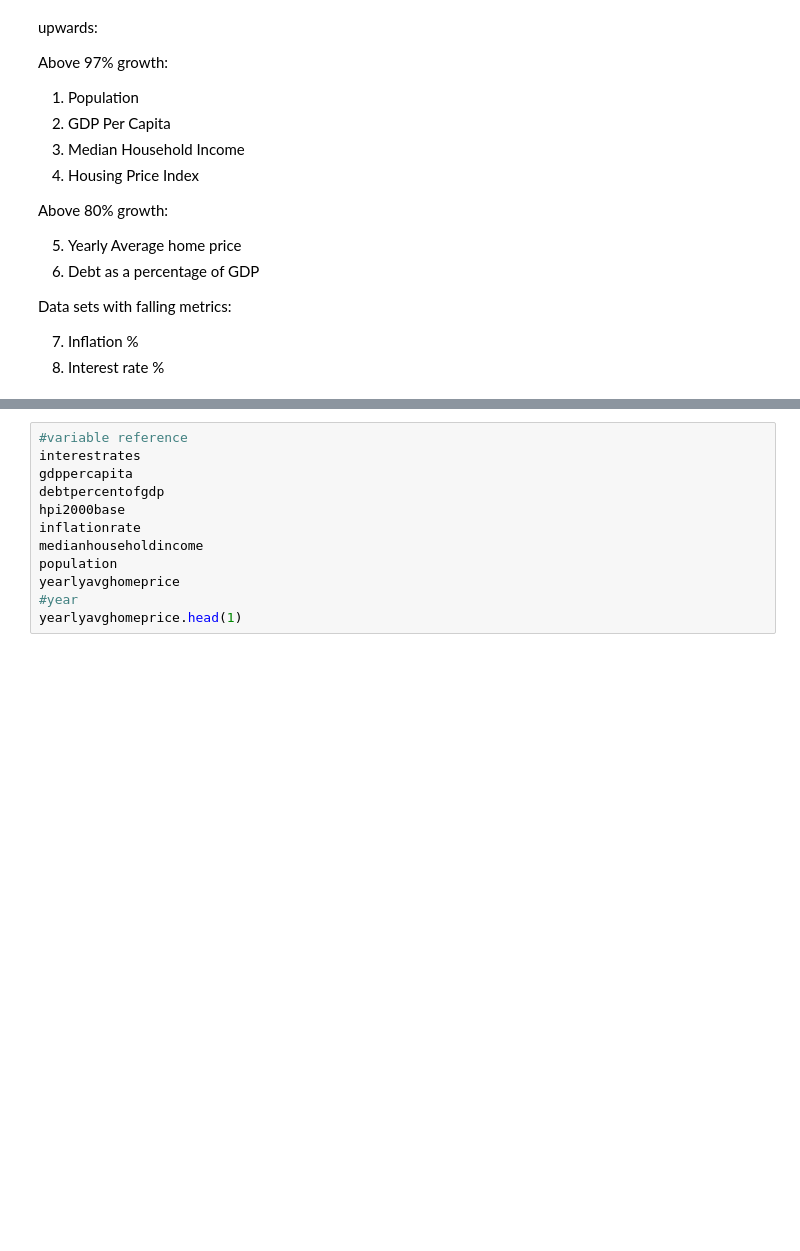
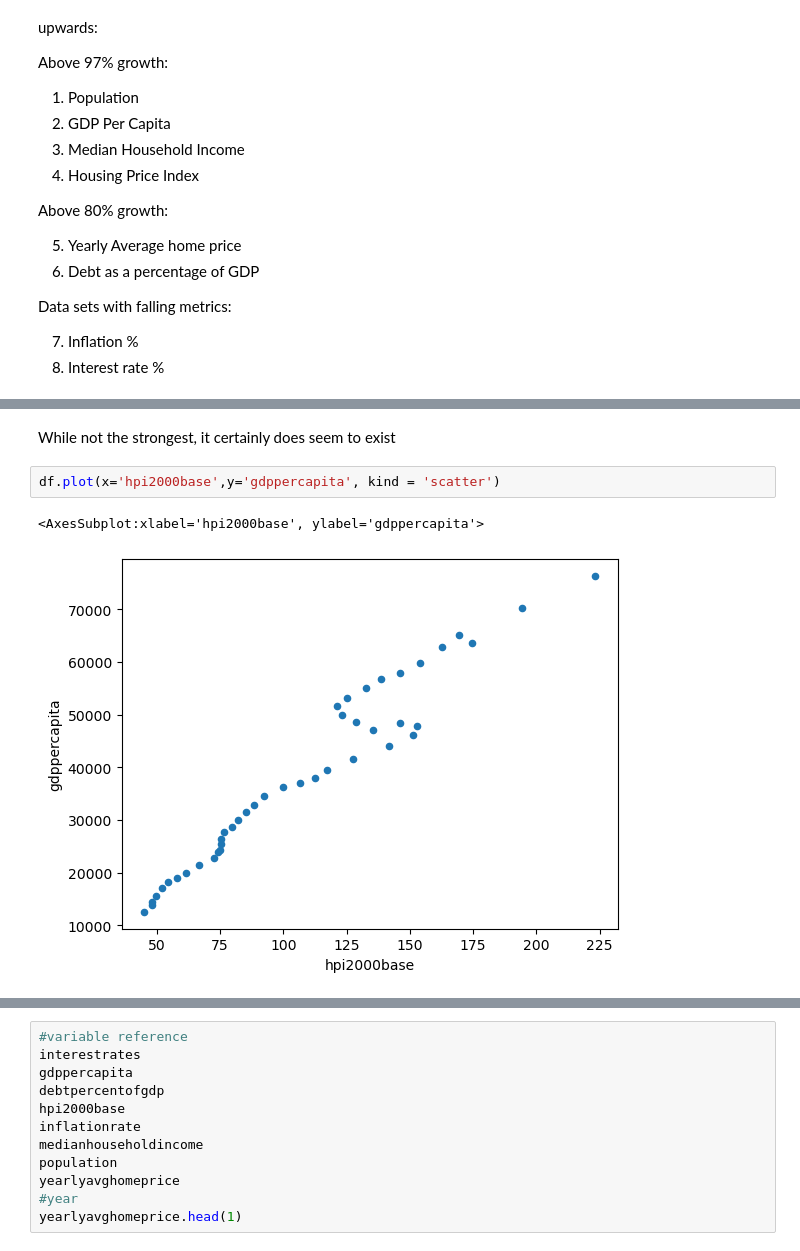
Before and after one commit to mmikul2/D195-Capstone, a Jupyter notebook: Capstone.ipynb, the cells around one changed output, grey strips where cells are left out. Drawn from its saved outputs; the diff is of its cells as text; blank space fills up the shorter version.

```diff
--- a/Capstone.ipynb
+++ b/Capstone.ipynb
@@ -548,0 +583,7 @@ plt.plot(metrics.year,metrics.hpi2000base)
+# %% [markdown]
+While not the strongest, it certainly does seem to exist
+# %%
+df.plot(x='hpi2000base',y='gdppercapita', kind = 'scatter')
+# %% [output]
+<AxesSubplot:xlabel='hpi2000base', ylabel='gdppercapita'>
+[figure, added]
```
Also changed, not shown: parts of 24 cells of this notebook, 1 other file.
